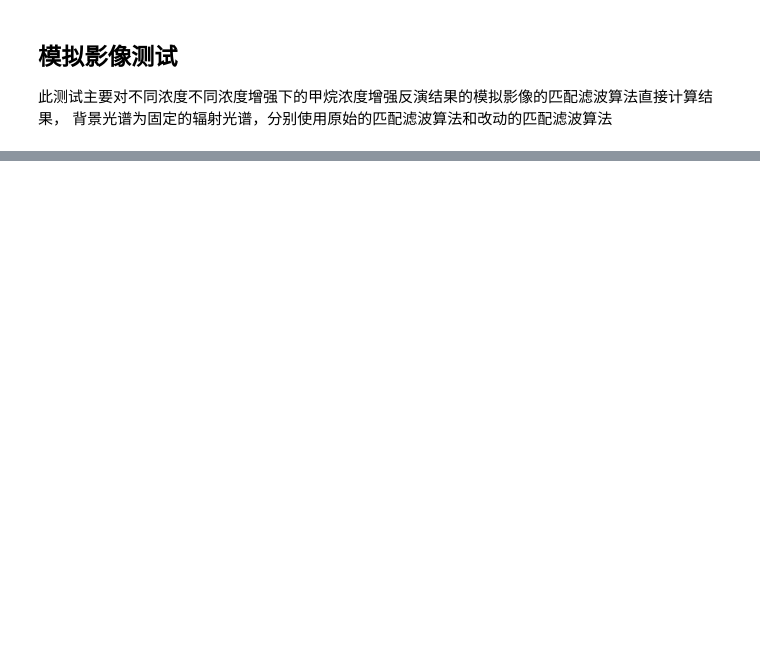
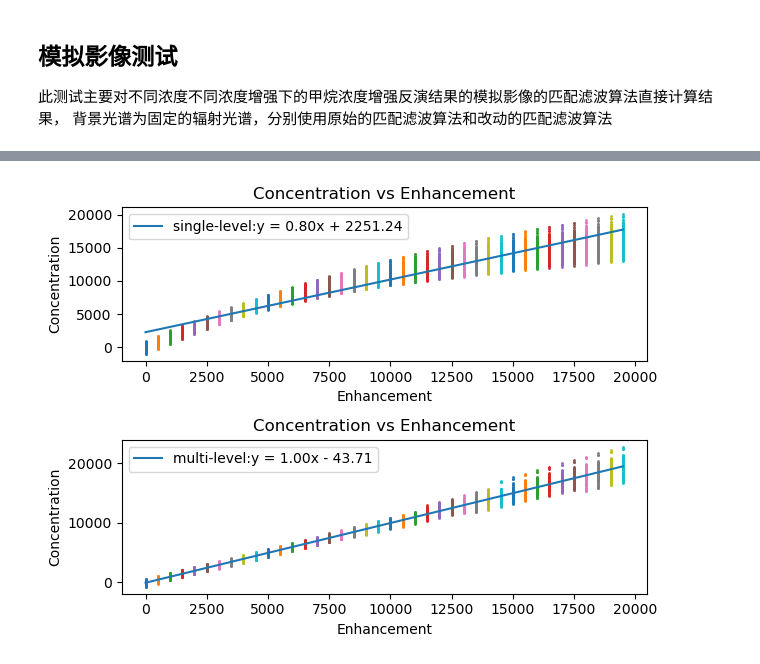
Before and after one commit to Emeric53/MF, a Jupyter notebook: MatchedFilter/algorithm_modification.ipynb, the cells around one changed output, grey strips where cells are left out. Saved outputs shown, nothing was run; the diff lists cells and outputs as text; code cells hidden in the pictures; blank space fills up the shorter version.

```diff
--- a/MatchedFilter/algorithm_modification.ipynb
+++ b/MatchedFilter/algorithm_modification.ipynb
@@ -718,0 +582,65 @@ def imagelevel_test2_4():
+# %%
+def imagelevel_test2_12():
+    """
+    测试随机 2% 像素的统一浓度的甲烷浓度增强反演结果，
+    背景光谱已知，使用不同的匹配滤波算法或者参数,并绘制浓度曲线图和bias曲线图
+    """
+    resultlist1 = []
+    resultlist2 = []
+
+    # 读取 AHSI 单位吸收谱
+    uas_filepath = r"C:\\Users\\RS\\VSCode\\matchedfiltermethod\\MyData\\uas\\AHSI_UAS_end_40000.txt"
+    _,uas = nf.open_unit_absorption_spectrum(uas_filepath,2150,2500)
+
+    uaslist = []
+    uasrange = np.arange(0,46000,4000)
+    for i in uasrange:
+        ahsi_unit_absorption_spectrum_path = f"C:\\Users\\RS\\VSCode\\matchedfiltermethod\\MyData\\uas\\AHSI_UAS_{i}_{i+6000}.txt"
+        _,uas = nf.open_unit_absorption_spectrum(ahsi_unit_absorption_spectrum_path,2150,2500)
+        uaslist.append(uas)
+
+    basefilepath = f"C:\\PcModWin5\\Bin\\batch\\AHSI_Methane_0_ppmm_tape7.txt"
+    channels_path = r"C:\\Users\\RS\\VSCode\\matchedfiltermethod\\MyData\\AHSI_channels.npz"
+    _,base_radiance = nf.get_simulated_satellite_radiance(basefilepath,channels_path,2150,2500)
+
+    fig,ax = plt.subplots(2,1)
+    enhancements = np.arange(0,20000,500)
+    for enhancement in enhancements:
+        simulated_image,enhanced_mask,unenhanced_mask = twoperc_enhancement(enhancement)
+
+        # 使用匹配滤波算法计算浓度增强
+        result = matched_filter_with_fixed_bg(base_radiance,simulated_image, uas)
+        enhanced = result[enhanced_mask]
+        unenhanced = result[unenhanced_mask]
+        resultlist1.append(np.mean(enhanced))
+        ax[0].plot(enhancement*np.ones(len(enhanced)), enhanced, marker='o', markersize = 1, linestyle='None')
+
+        result = modified_matched_filter_with_fixed_bg(base_radiance,simulated_image, uaslist)
+        enhanced = result[enhanced_mask]
+        unenhanced = result[unenhanced_mask]
+        resultlist2.append(np.mean(enhanced))
+        ax[1].plot(enhancement*np.ones(len(enhanced)), enhanced, marker='o', markersize = 1, linestyle='None')
+
+    polyfit_plot(enhancements,resultlist1,ax[0],"single-level")
+    ax[0].legend()
+
+    polyfit_plot(enhancements,resultlist2,ax[1],"multi-level")
+    ax[1].legend()
+
+    ax[0].set_xlabel("Enhancement")
+    ax[0].set_ylabel("Concentration")
+    ax[0].set_title("Concentration vs Enhancement")
+    ax[0].legend()
+
+    ax[1].set_xlabel("Enhancement")
+    ax[1].set_ylabel("Concentration")
+    ax[1].set_title("Concentration vs Enhancement")
+    ax[1].legend()
+
+    plt.tight_layout()
+    plt.show()
+    return resultlist1,resultlist2
+
+resultlist1,resultlist2 = imagelevel_test2_12()
+# %% [output]
+[figure, added]
```
Also changed, not shown: parts of 16 cells of this notebook.
